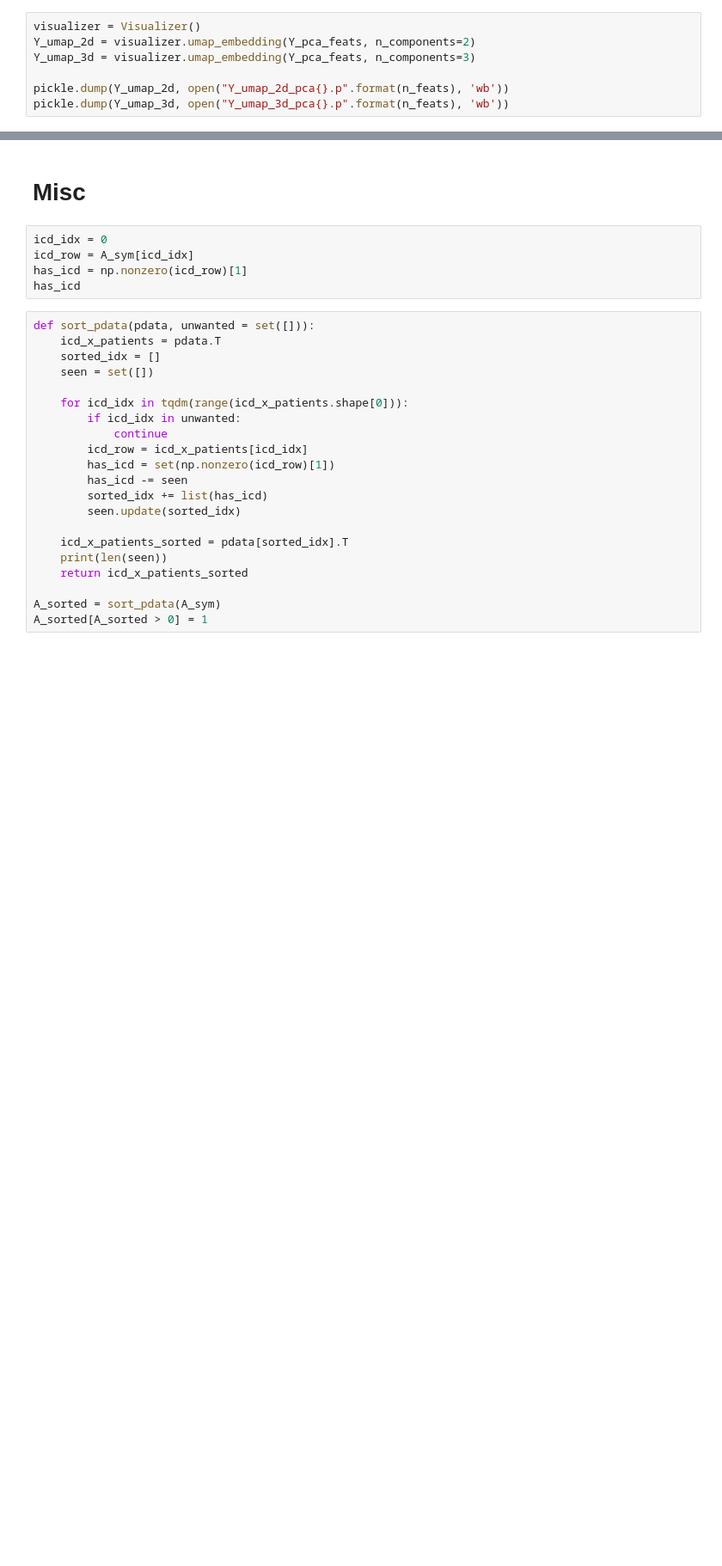
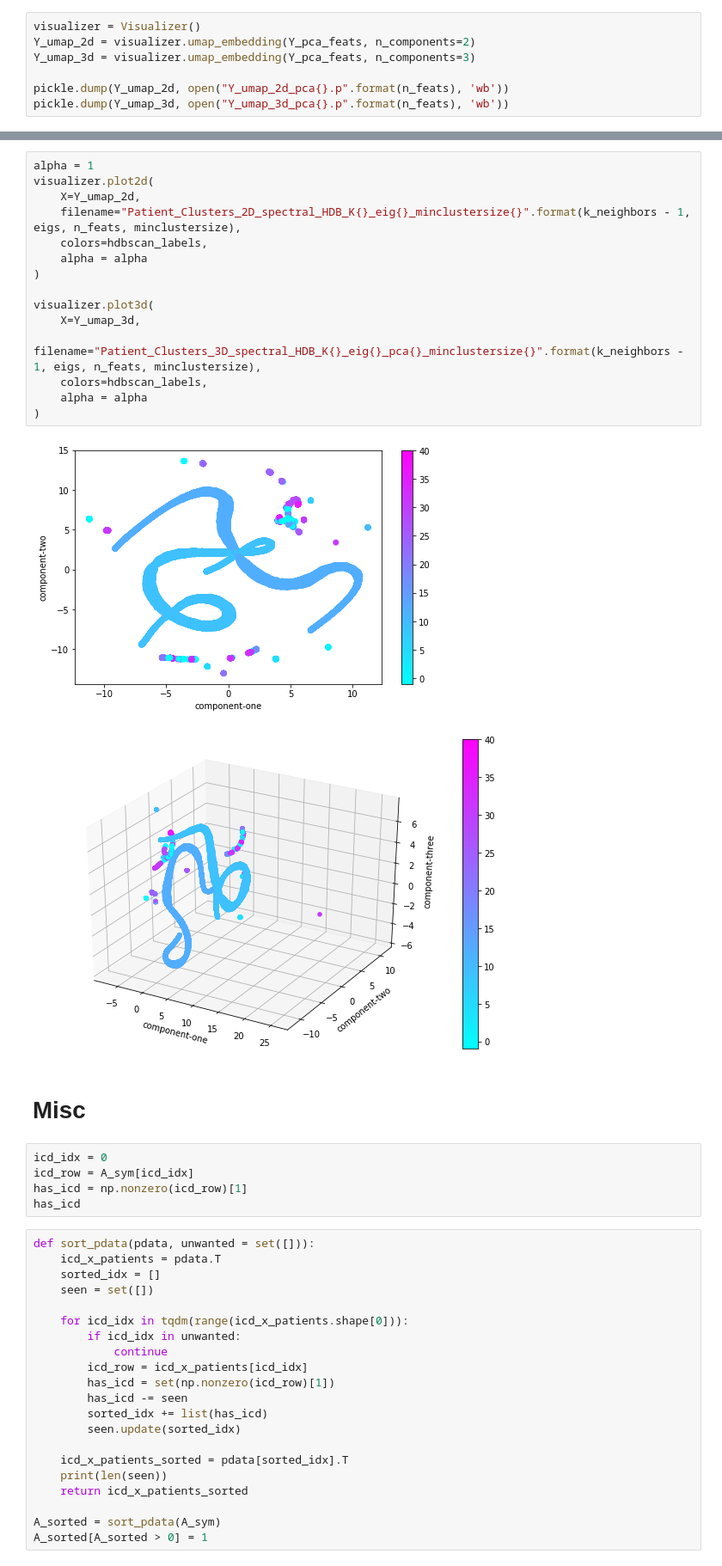
Before and after one commit to ashea2nd/VAE-EHR, a Jupyter notebook: experiments/200226_spectral_analysis/spectral_clustering.ipynb, the cells around one changed output, grey strips where cells are left out. Shown at 86% size. Saved outputs shown, nothing was run; the diff lists cells and outputs as text; blank space fills up the shorter version.

```diff
--- a/experiments/200226_spectral_analysis/spectral_clustering.ipynb
+++ b/experiments/200226_spectral_analysis/spectral_clustering.ipynb
@@ -232,3 +296,21 @@ visualizer.plot3d(
+# %%
+alpha = 1
+visualizer.plot2d(
+    X=Y_umap_2d,
+    filename="Patient_Clusters_2D_spectral_HDB_K{}_eig{}_minclustersize{}".format(k_neighbors - 1, eigs, n_feats, minclustersize),
+    colors=hdbscan_labels,
+    alpha = alpha
+)
+
+visualizer.plot3d(
+    X=Y_umap_3d,
+    filename="Patient_Clusters_3D_spectral_HDB_K{}_eig{}_pca{}_minclustersize{}".format(k_neighbors - 1, eigs, n_feats, minclustersize),
+    colors=hdbscan_labels,
+    alpha = alpha
+)
+# %% [output]
+[figure, added]
+[figure, added]
 # %% [markdown]
 # Misc
 # %%
```
Also changed, not shown: parts of 8 cells of this notebook, 10 other files.
